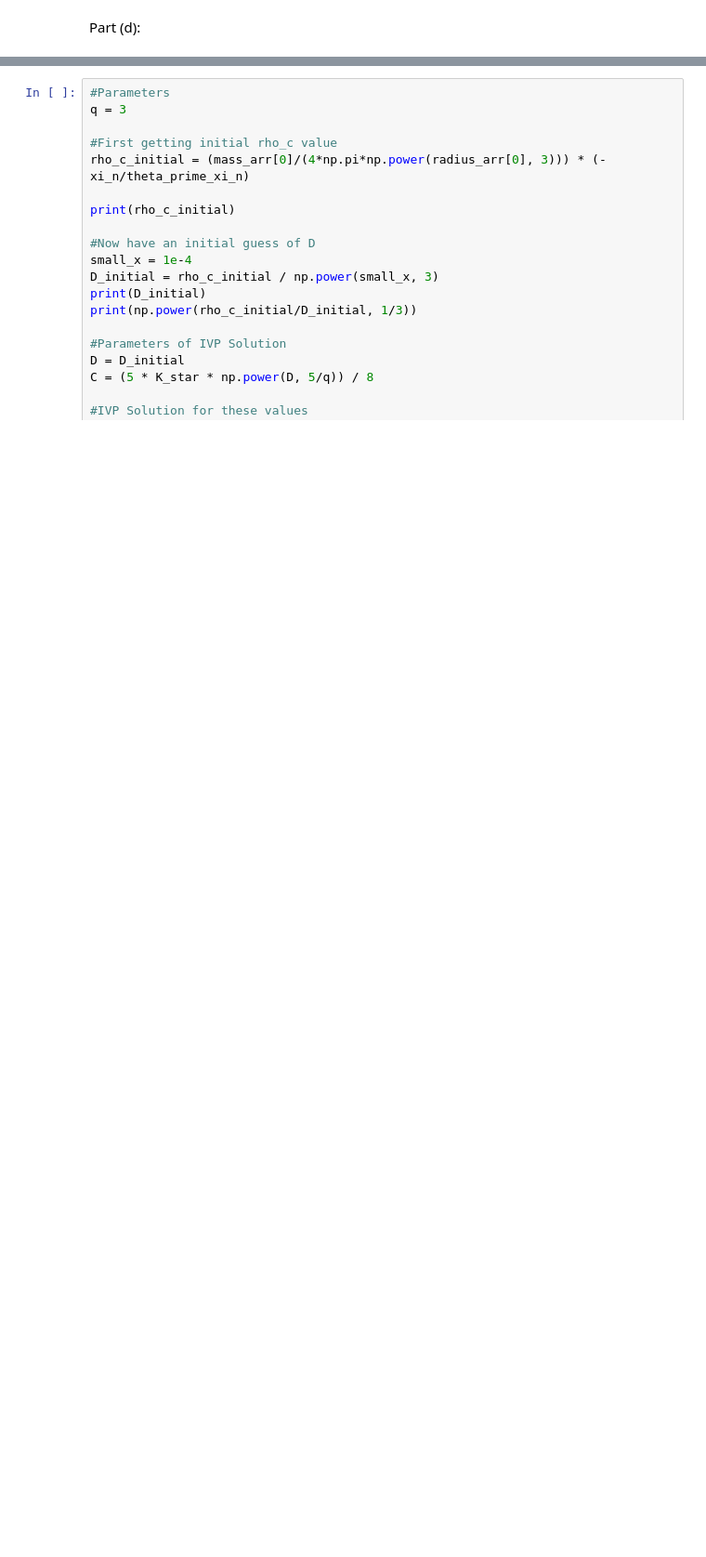
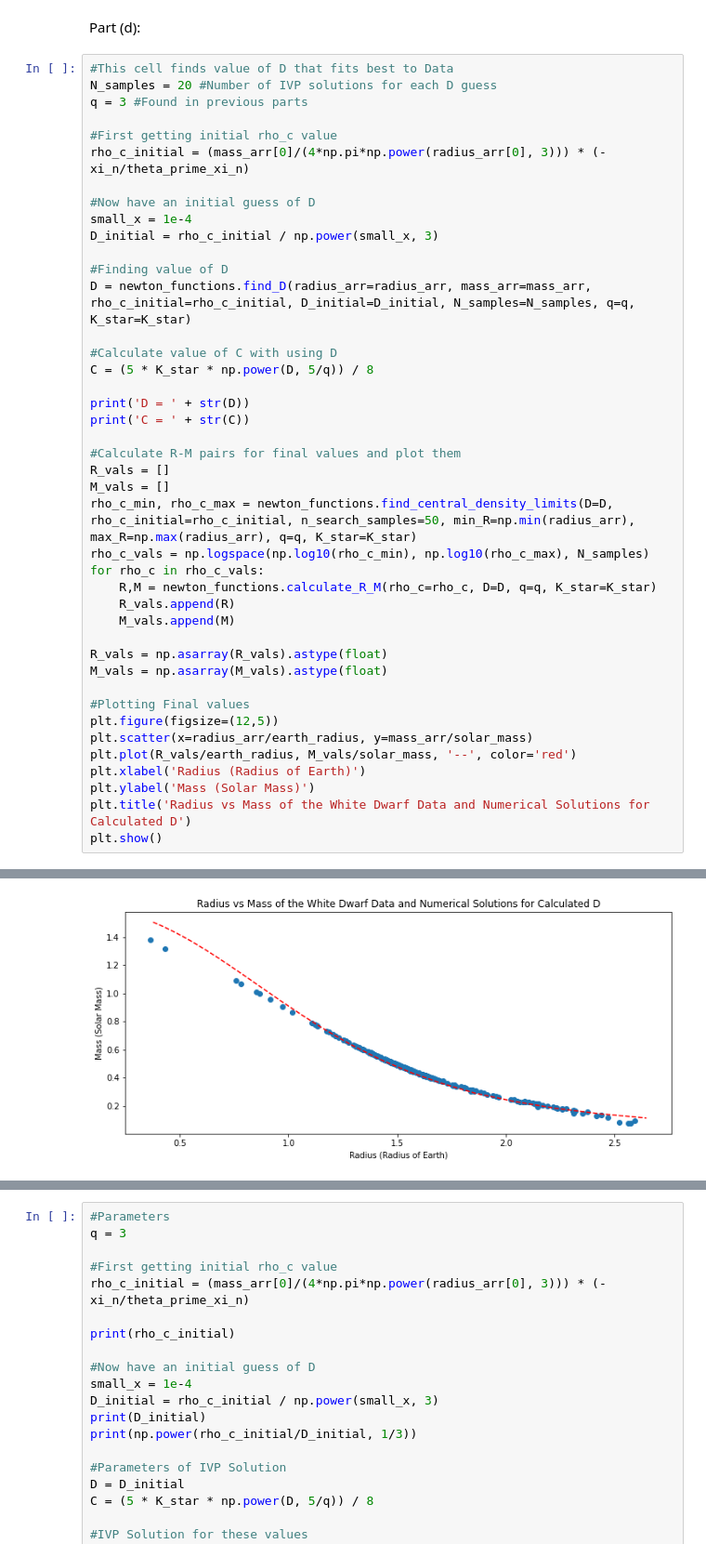
Before and after one commit to tevfikyuce/PHYS514_Final_Project, a Jupyter notebook: finalProject_main.ipynb, the cells around one changed output, grey strips where cells are left out. Shown at 93% size. Drawn from its saved outputs; the diff is of its cells as text; blank space fills up the shorter version.

Commit message:
Part (d) completed, comp part of Part (e) is done

```diff
--- a/finalProject_main.ipynb
+++ b/finalProject_main.ipynb
@@ -139,2 +137,45 @@ K = 2949576.7909595263
 # %% [markdown]
 Part (d):
+# %%
+#This cell finds value of D that fits best to Data
+N_samples = 20 #Number of IVP solutions for each D guess
+q = 3 #Found in previous parts
+
+#First getting initial rho_c value
+rho_c_initial = (mass_arr[0]/(4*np.pi*np.power(radius_arr[0], 3))) * (-xi_n/theta_prime_xi_n)
+
+#Now have an initial guess of D
+small_x = 1e-4
+D_initial = rho_c_initial / np.power(small_x, 3)
+
+#Finding value of D
+D = newton_functions.find_D(radius_arr=radius_arr, mass_arr=mass_arr, rho_c_initial=rho_c_initial, D_initial=D_initial, N_samples=N_samples, q=q, K_star=K_star)
+
+#Calculate value of C with using D
+C = (5 * K_star * np.power(D, 5/q)) / 8
+
+print('D = ' + str(D))
+print('C = ' + str(C))
+
+#Calculate R-M pairs for final values and plot them
+R_vals = []
+M_vals = []
+rho_c_min, rho_c_max = newton_functions.find_central_density_limits(D=D, rho_c_initial=rho_c_initial, n_search_samples=50, min_R=np.min(radius_arr), max_R=np.max(radius_arr), q=q, K_star=K_star)
+rho_c_vals = np.logspace(np.log10(rho_c_min), np.log10(rho_c_max), N_samples)
+for rho_c in rho_c_vals:
+    R,M = newton_functions.calculate_R_M(rho_c=rho_c, D=D, q=q, K_star=K_star)
+    R_vals.append(R)
+    M_vals.append(M)
+
+R_vals = np.asarray(R_vals).astype(float)
+M_vals = np.asarray(M_vals).astype(float)
+
+#Plotting Final values
+plt.figure(figsize=(12,5))
+plt.scatter(x=radius_arr/earth_radius, y=mass_arr/solar_mass)
+plt.plot(R_vals/earth_radius, M_vals/solar_mass, '--', color='red')
+plt.xlabel('Radius (Radius of Earth)')
+plt.ylabel('Mass (Solar Mass)')
+plt.title('Radius vs Mass of the White Dwarf Data and Numerical Solutions for Calculated D')
+plt.show()
+# %% [output]
@@ -140,0 +199 @@ Part (d):
+[figure, added]
```
Also changed, not shown: parts of 9 cells of this notebook, 3 other files.
